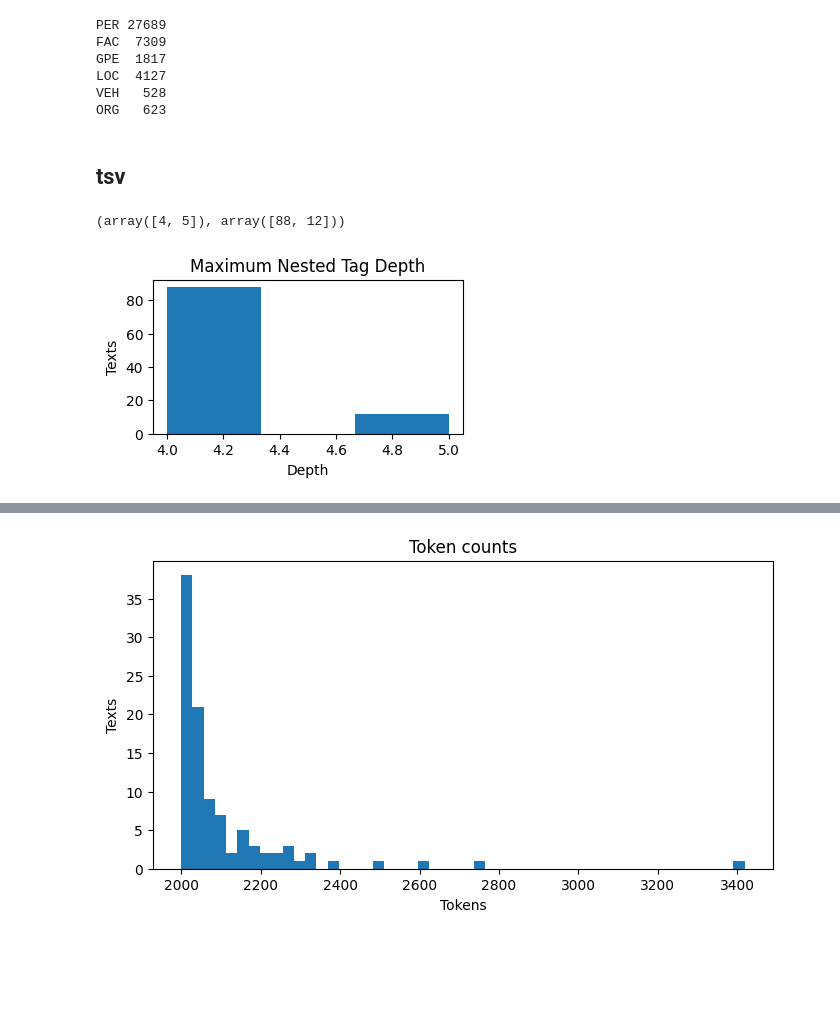
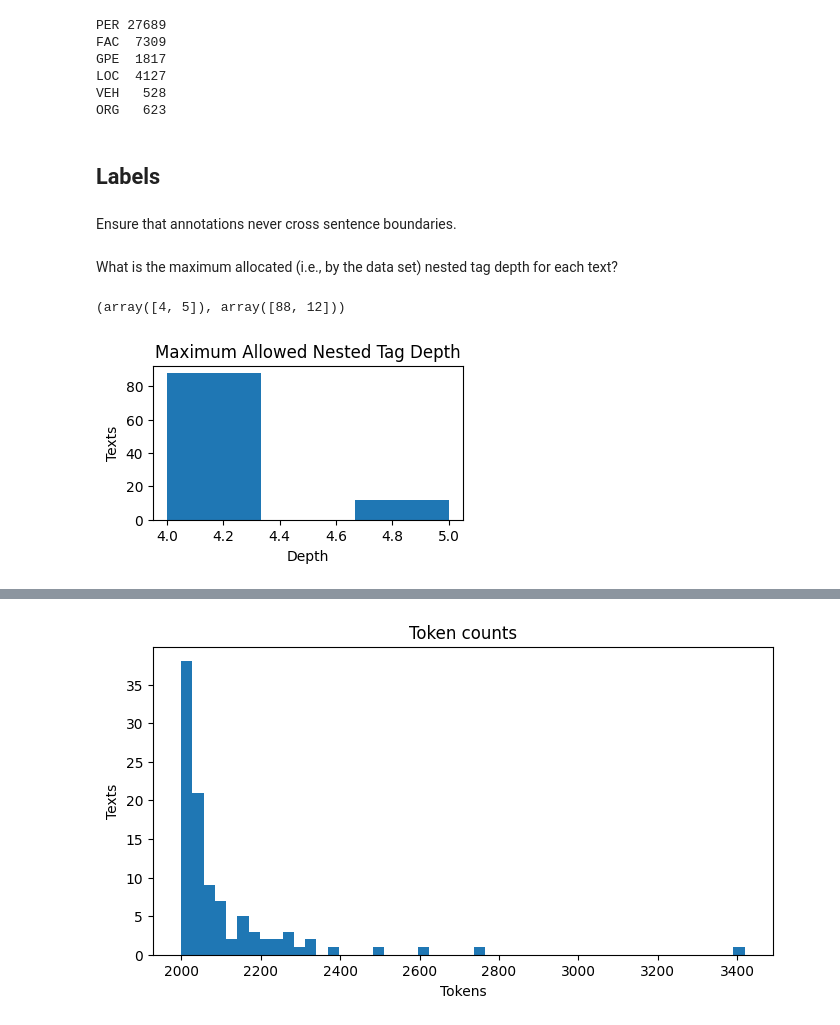
Before and after one commit to EricRobertBrewer/litbank-entities, a Jupyter notebook: notebooks/explore.ipynb, the cells around one changed output, grey strips where cells are left out. Cells and saved outputs as stored; diff of their text form; code cells hidden in the pictures; blank space fills up the shorter version.

Commit message:
Add analyses for same-category nested labels, sentence lengths.

```diff
--- a/notebooks/explore.ipynb
+++ b/notebooks/explore.ipynb
@@ -74,4 +88,6 @@ LOC  4127
 VEH   528
 ORG   623
 # %% [markdown]
-## tsv
+## Labels
+# %% [markdown]
+Ensure that annotations never cross sentence boundaries.
@@ -78,14 +100,15 @@ ORG   623
+# %% [markdown]
+What is the maximum allocated (i.e., by the data set) nested tag depth for each text?
 # %%
-text_sentence_tokens, text_sentence_labels = litbank.get_text_sentence_tokens_labels()
+text_depth = np.array([len(sentence_labels_[0][0]) for sentence_labels_ in text_sentence_labels])
+print(np.unique(text_depth, return_counts=True))
 
-text_n = np.array([len(sentence_labels[0][0]) for sentence_labels in text_sentence_labels])
-print(np.unique(text_n, return_counts=True))
 plt.figure(figsize=(4, 2))
-plt.hist(text_n, bins=3)
-plt.title('Maximum Nested Tag Depth')
+plt.hist(text_depth, bins=3)
+plt.title('Maximum Allowed Nested Tag Depth')
 plt.ylabel('Texts')
 plt.xlabel('Depth')
 plt.show()
 # %% [output]
 (array([4, 5]), array([88, 12]))
-[figure, old version]
+[figure, new version]
```
Also changed, not shown: parts of 20 cells of this notebook, 1 other file.
